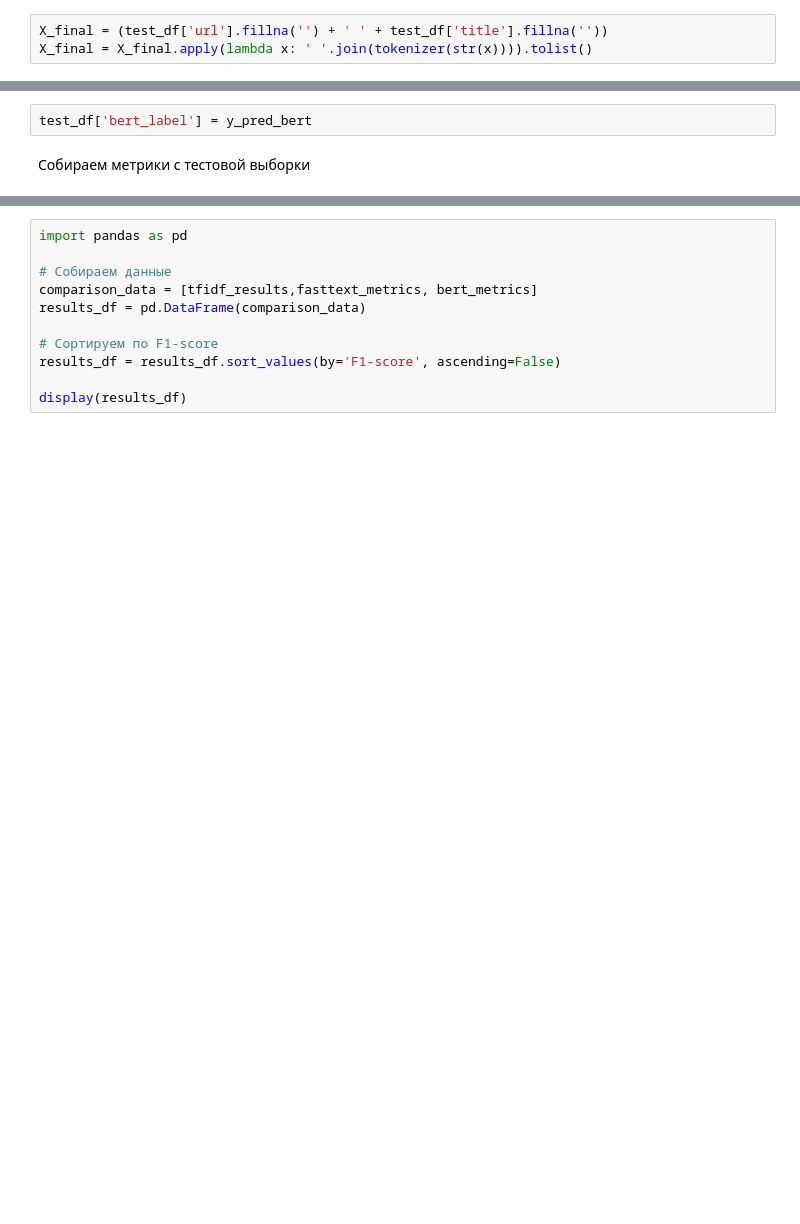
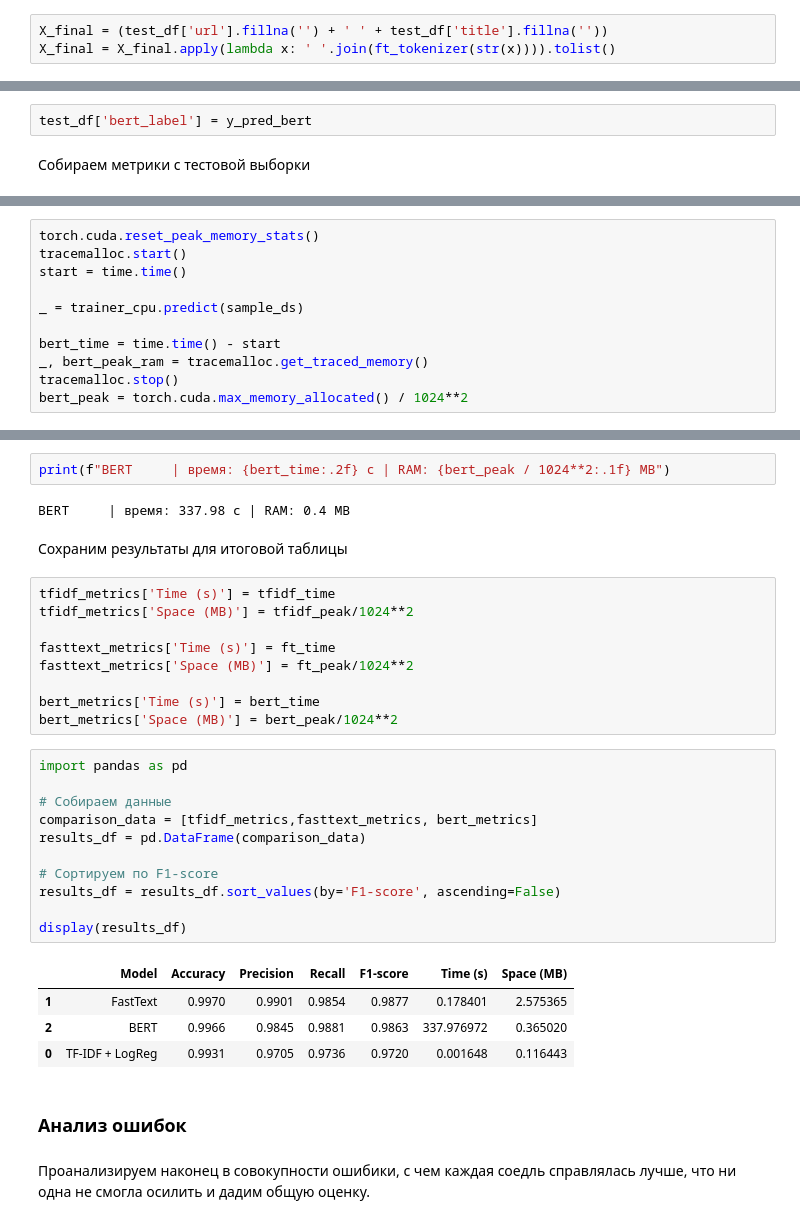
Before and after one commit to aka-iriska/text_classification, a Jupyter notebook: solution.ipynb, the cells around one changed output, grey strips where cells are left out. Saved outputs shown, nothing was run; the diff lists cells and outputs as text; blank space fills up the shorter version.

```diff
--- a/solution.ipynb
+++ b/solution.ipynb
@@ -553,7 +554,7 @@ Wall time: 1min 10s
 ### Предсказание
 # %%
 X_final = (test_df['url'].fillna('') + ' ' + test_df['title'].fillna(''))
-X_final = X_final.apply(lambda x: ' '.join(tokenizer(str(x)))).tolist()
+X_final = X_final.apply(lambda x: ' '.join(ft_tokenizer(str(x)))).tolist()
 # %% [markdown]
 Наконец предсказываем
 # %%
@@ -810,0 +942,11 @@ analyze_errors(test_df, "true_label", "bert_label", "BERT", n_samples=15, random
+# %%
+torch.cuda.reset_peak_memory_stats()
+tracemalloc.start()
+start = time.time()
+
+_ = trainer_cpu.predict(sample_ds)
+
+bert_time = time.time() - start
+_, bert_peak_ram = tracemalloc.get_traced_memory()
+tracemalloc.stop()
+bert_peak = torch.cuda.max_memory_allocated() / 1024**2
@@ -811,11 +956,35 @@ analyze_errors(test_df, "true_label", "bert_label", "BERT", n_samples=15, random
+# %%
+print(f"BERT     | время: {bert_time:.2f} с | RAM: {bert_peak / 1024**2:.1f} MB")
+# %% [output]
+BERT     | время: 337.98 с | RAM: 0.4 MB
+# %% [markdown]
+Сохраним результаты для итоговой таблицы
+# %%
+tfidf_metrics['Time (s)'] = tfidf_time
+tfidf_metrics['Space (MB)'] = tfidf_peak/1024**2
+
+fasttext_metrics['Time (s)'] = ft_time
+fasttext_metrics['Space (MB)'] = ft_peak/1024**2
+
+bert_metrics['Time (s)'] = bert_time
+bert_metrics['Space (MB)'] = bert_peak/1024**2
 # %%
 import pandas as pd
 
 # Собираем данные
-comparison_data = [tfidf_results,fasttext_metrics, bert_metrics]
+comparison_data = [tfidf_metrics,fasttext_metrics, bert_metrics]
 results_df = pd.DataFrame(comparison_data)
 
 # Сортируем по F1-score
 results_df = results_df.sort_values(by='F1-score', ascending=False)
 
 display(results_df)
+# %% [output]
+|  | Model | Accuracy | Precision | Recall | F1-score | Time (s) | Space (MB) |
+| 1 | FastText | 0.9970 | 0.9901 | 0.9854 | 0.9877 | 0.178401 | 2.575365 |
+| 2 | BERT | 0.9966 | 0.9845 | 0.9881 | 0.9863 | 337.976972 | 0.365020 |
+| 0 | TF-IDF + LogReg | 0.9931 | 0.9705 | 0.9736 | 0.9720 | 0.001648 | 0.116443 |
+# %% [markdown]
+### Анализ ошибок
+# %% [markdown]
+Проанализируем наконец в совокупности ошибики, с чем каждая соедль справлялась лучше, что ни одна не смогла осилить и дадим общую оценку.
```
Also changed, not shown: parts of 42 cells of this notebook.
